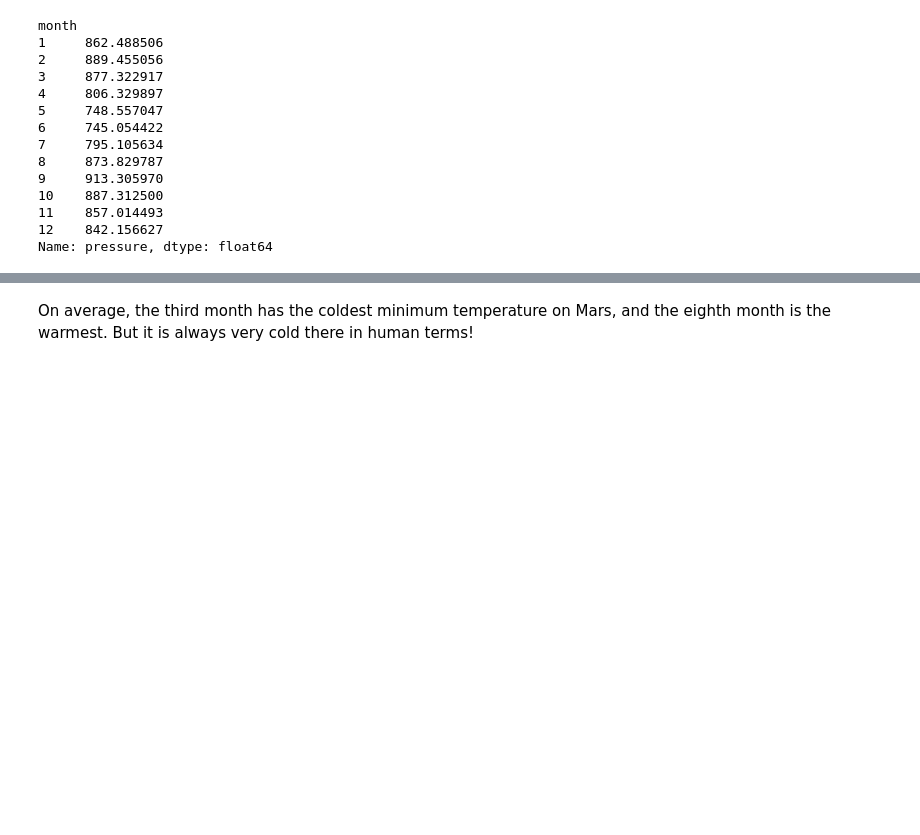
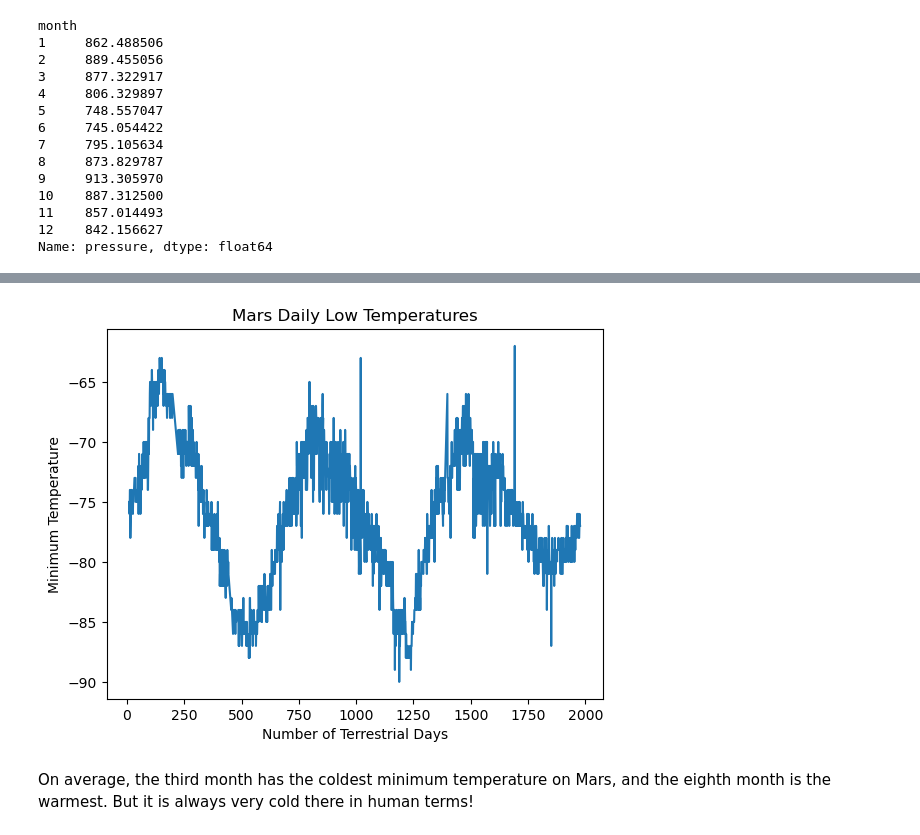
Before and after one commit to JessicaRBailey/webscraping-challenge, a Jupyter notebook: part_2_mars_weather.ipynb, the cells around one changed output, grey strips where cells are left out. Saved outputs shown, nothing was run; the diff lists cells and outputs as text; code cells hidden in the pictures; blank space fills up the shorter version.

```diff
--- a/part_2_mars_weather.ipynb
+++ b/part_2_mars_weather.ipynb
@@ -229,3 +262,13 @@ Name: pressure, dtype: float64
+# %%
+# 5. How many terrestrial (earth) days are there in a Martian year?
+# Visually estimate the result by plotting the daily minimum temperature.
+plt.plot(mars_weather_df['sol'], mars_weather_df['min_temp'])
+plt.title('Mars Daily Low Temperatures')
+plt.xlabel('Number of Terrestrial Days')
+plt.ylabel('Minimum Temperature')
+plt.show()
+# %% [output]
+[figure, added]
 # %% [markdown]
 On average, the third month has the coldest minimum temperature on Mars, and the eighth month is the warmest. But it is always very cold there in human terms!
 # %% [markdown]
```
Also changed, not shown: parts of 12 cells of this notebook, 1 other file.
